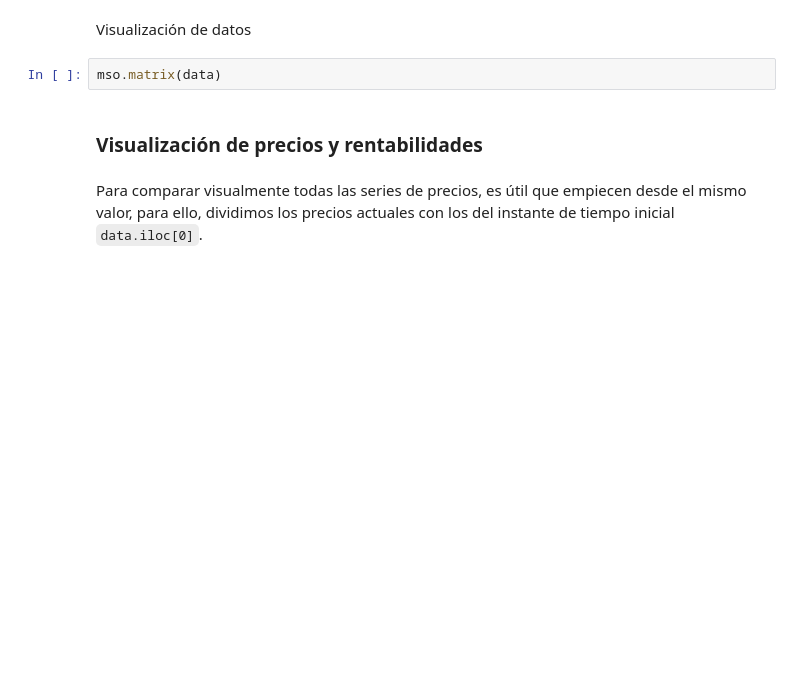
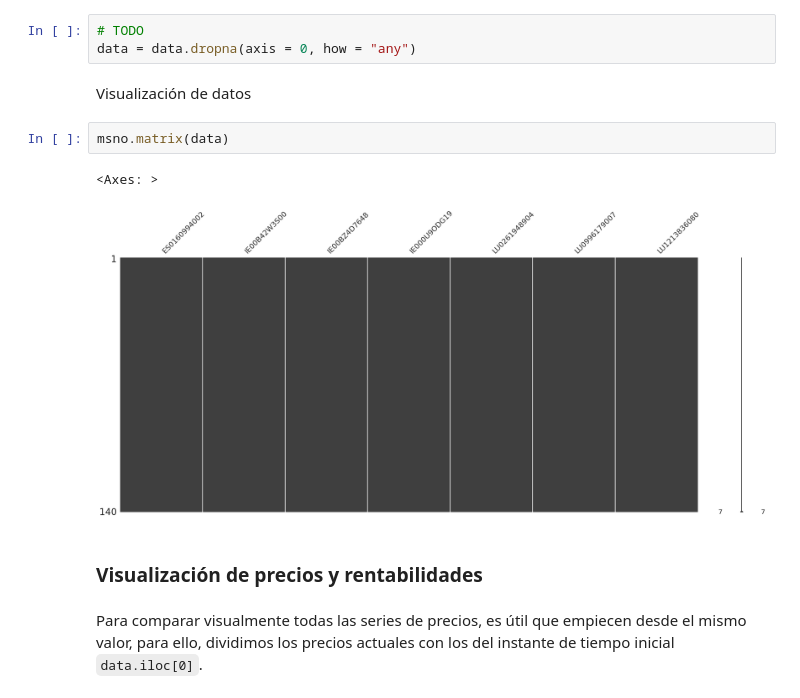
Before and after one commit to bynak06-cell/Microcredencial, a Jupyter notebook: Tema_2_Carteras_Intro/src/carteras-siete-activos-reales.ipynb, the cells around one changed output. Cells and saved outputs as stored; diff of their text form; blank space fills up the shorter version.

```diff
--- a/Tema_2_Carteras_Intro/src/carteras-siete-activos-reales.ipynb
+++ b/Tema_2_Carteras_Intro/src/carteras-siete-activos-reales.ipynb
@@ -71,7 +75,13 @@ Limpieza de NA
+# %%
+# TODO
+data = data.dropna(axis = 0, how = "any")
 # %% [markdown]
 Visualización de datos
 # %%
-mso.matrix(data)
+msno.matrix(data)
+# %% [output]
+<Axes: >
+[figure, added]
 # %% [markdown]
 ### Visualización de precios y rentabilidades
 # %% [markdown]
```
Also changed, not shown: parts of 8 cells of this notebook.
